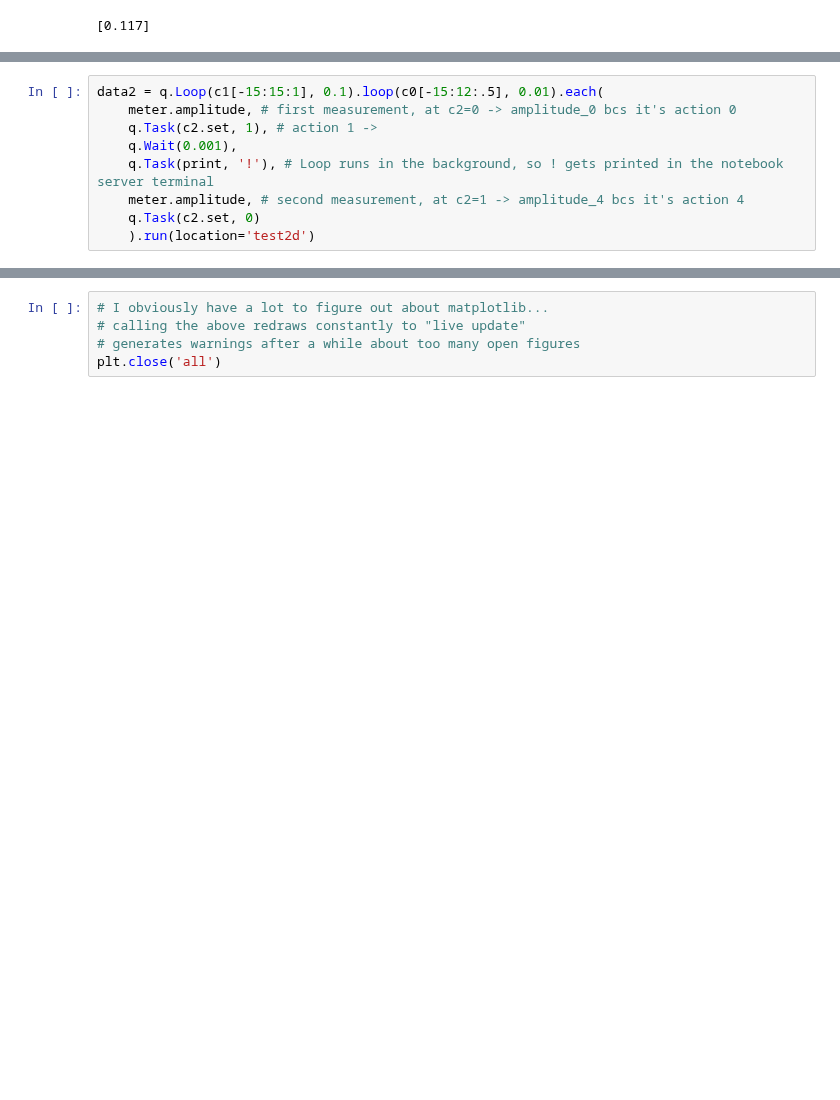
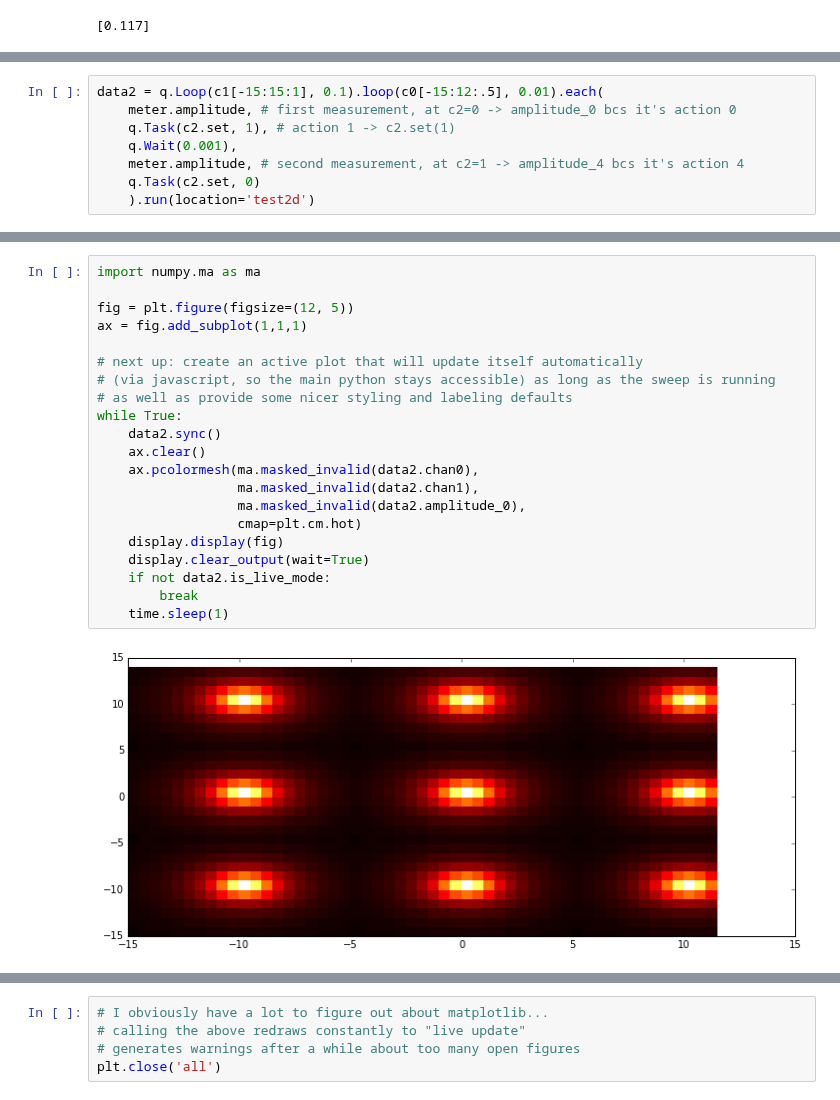
Before and after one commit to ShoosounS47/Qcodes, a Jupyter notebook: Qcodes example.ipynb, the cells around one changed output, grey strips where cells are left out. Saved outputs shown, nothing was run; the diff lists cells and outputs as text; blank space fills up the shorter version.

Commit message:
clean up notebook

```diff
--- a/Qcodes example.ipynb
+++ b/Qcodes example.ipynb
@@ -106,9 +112,8 @@ plt.show()
 # %%
 data2 = q.Loop(c1[-15:15:1], 0.1).loop(c0[-15:12:.5], 0.01).each(
     meter.amplitude, # first measurement, at c2=0 -> amplitude_0 bcs it's action 0
-    q.Task(c2.set, 1), # action 1 ->
+    q.Task(c2.set, 1), # action 1 -> c2.set(1)
     q.Wait(0.001),
-    q.Task(print, '!'), # Loop runs in the background, so ! gets printed in the notebook server terminal
     meter.amplitude, # second measurement, at c2=1 -> amplitude_4 bcs it's action 4
     q.Task(c2.set, 0)
     ).run(location='test2d')
@@ -122 +127,24 @@ started at 2015-12-12 22:39:06
+# %%
+import numpy.ma as ma
+
+fig = plt.figure(figsize=(12, 5))
+ax = fig.add_subplot(1,1,1)
+
+# next up: create an active plot that will update itself automatically
+# (via javascript, so the main python stays accessible) as long as the sweep is running
+# as well as provide some nicer styling and labeling defaults
+while True:
+    data2.sync()
+    ax.clear()
+    ax.pcolormesh(ma.masked_invalid(data2.chan0),
+                  ma.masked_invalid(data2.chan1),
+                  ma.masked_invalid(data2.amplitude_0),
+                  cmap=plt.cm.hot)
+    display.display(fig)
+    display.clear_output(wait=True)
+    if not data2.is_live_mode:
+        break
+    time.sleep(1)
+# %% [output]
+[figure, added]
 # %%
```
Also changed, not shown: parts of 11 cells of this notebook, 1 other file.
